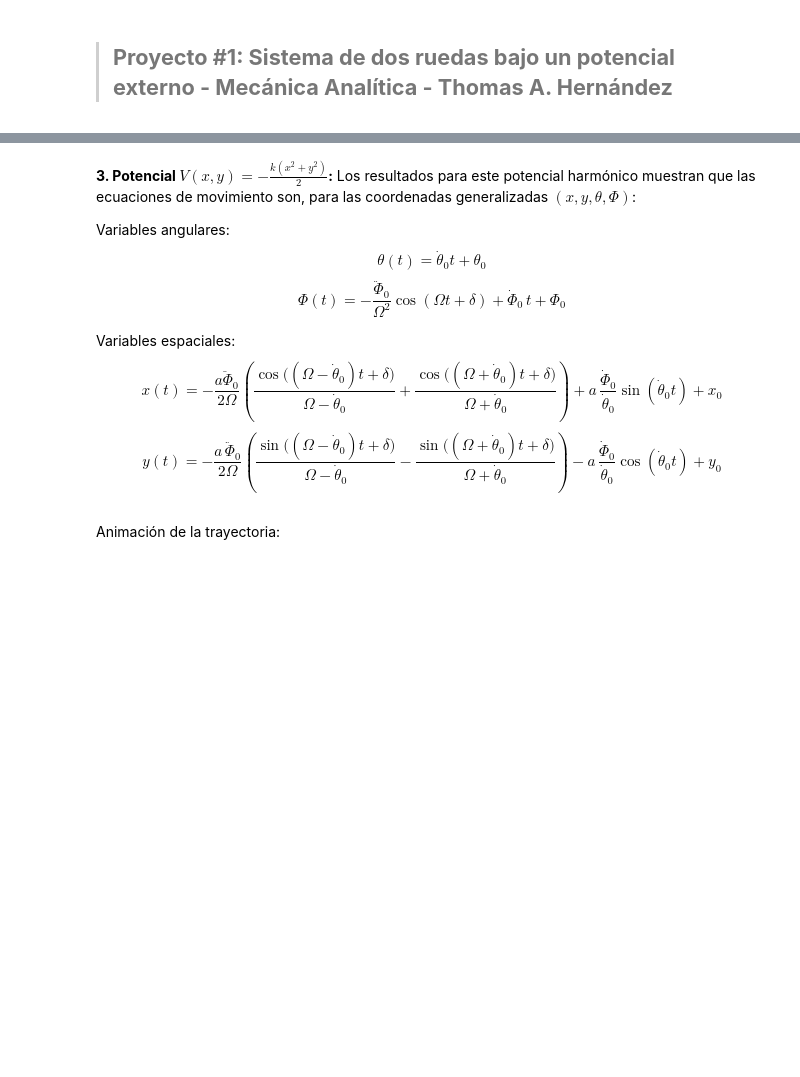
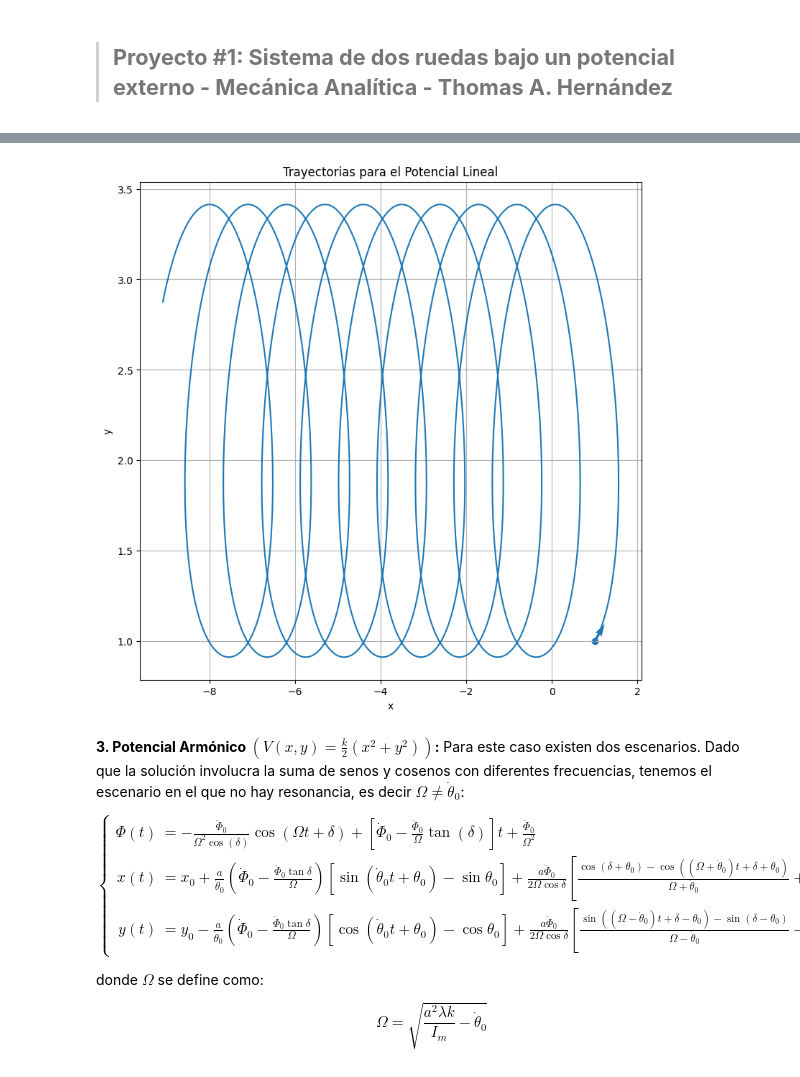
Before and after one commit to ThomAnkhe/Proyectos_Mecanica_Analitica, a Jupyter notebook: Proyecto_1/Codigo_Graficas.ipynb, the cells around one changed output, grey strips where cells are left out. Saved outputs shown, nothing was run; the diff lists cells and outputs as text; code cells hidden in the pictures; blank space fills up the shorter version.

```diff
--- a/Proyecto_1/Codigo_Graficas.ipynb
+++ b/Proyecto_1/Codigo_Graficas.ipynb
@@ -144,11 +66,49 @@ plt.show()
+# %%
+# Condiciones iniciales:
+t2 = np.linspace(0, 60, 10000)
+x_0, y_0, theta_0, dtheta_0, dPhi_0 = 1.0, 1.0, 0.5, 1.0, 1.0
+theta_t2 = dtheta_0*t2 + theta_0
+
+F0 = 1.0 # Constante del potencial.
+
+# Definición de constantes:
+c = ((a*lambda_const*F0)/(Im*(dtheta_0)))
+
+# Fase media del centro de masa:
+Phi_t2 = c*(np.cos(theta_0)*t2 - np.sin(theta_t2) + np.sin(theta_0)) + dPhi_0*t2
+
+# Posiciones x(t) y y(t):
+x_t2 = x_0 + a*((c/dtheta_0)*np.cos(theta_0) + (dPhi_0/dtheta_0))*(np.sin(theta_t2) - np.sin(theta_0)) - a*(c/2)*(t2 + ((np.sin(2*theta_t2) - np.sin(2*theta_0))/(2*dtheta_0)))
+y_t2 = y_0 - a*((c/dtheta_0)*np.cos(theta_0) + (dPhi_0/dtheta_0))*(np.cos(theta_t2) - np.cos(theta_0)) + a*(c/2)*(np.cos(2*theta_t2) - np.cos(2*theta_0))
+
+# Gráfica: -------------------------------------------------------------------------------------------------------
+fig, ax = plt.subplots(figsize=(9, 9))
+ax.plot(x_t2, y_t2)
+ax.scatter(x_0, y_0)
+
+# Aquí creo la flecha de la velocidad inicial para indicar el sentido de la trayectoria.
+dx = x_t2[1] - x_t2[0]
+dy = y_t2[1] - y_t2[0]
+norm = 2*np.sqrt(dx**2 + dy**2) # No es realmente la norma, es dos veces. La fecha se veía muy grande.
+
+ax.quiver(x_0, y_0, dx/norm, dy/norm, color = "C0", angles = 'xy', scale_units = 'xy', scale = 2, width = 0.005)
+
+ax.set_title("Trayectorias para el Potencial Lineal")
+ax.set_xlabel("x")
+ax.set_ylabel("y")
+
+ax.grid()
+# %% [output]
+[figure, added]
 # %% [markdown]
-**3. Potencial $V(x, y) = -\frac{k(x^{2} + y^{2})}{2}$:** Los resultados para este potencial harmónico muestran que las ecuaciones de movimiento son, para las coordenadas generalizadas $(x, y, \theta, \Phi)$:
+**3. Potencial Armónico $\left(V(x, y) = \frac{k}{2}(x^{2} + y^{2})\right)$:** Para este caso existen dos escenarios. Dado que la solución involucra la suma de senos y cosenos con diferentes frecuencias, tenemos el escenario en el que no hay resonancia, es decir $\Omega \neq \dot\theta_{0}$:
 
-Variables angulares:
-$$\theta(t) = \dot{\theta}_{0}t + \theta_{0}$$
-$$\Phi(t) = -\frac{\ddot{\Phi}_0}{\Omega^2}\cos(\Omega t + \delta) + \dot{\Phi}_0\, t + \Phi_0$$
+$$\left\{\begin{align*}
+    \Phi(t) & = -\frac{\ddot\Phi_{0}}{\Omega^{2}\cos(\delta)}\cos(\Omega{t} + \delta) + \left[\dot\Phi_{0} - \frac{\ddot\Phi_{0}}{\Omega}\tan(\delta)\right]t + \frac{\ddot\Phi_{0}}{\Omega^{2}} \\
+    x(t) & =  x_0 + \frac{a}{\dot{\theta}_0} \left( \dot{\Phi}_0 - \frac{\ddot{\Phi}_0 \tan \delta}{\Omega} \right) \left[ \sin(\dot{\theta}_0 t + \theta_0) - \sin \theta_0 \right] + \frac{a\ddot{\Phi}_0}{2 \Omega \cos \delta} \left[ \frac{\cos(\delta + \theta_0) - \cos((\Omega + \dot{\theta}_0)t + \delta + \theta_0)}{\Omega + \dot{\theta}_0} + \frac{\cos(\delta - \theta_0) - \cos((\Omega - \dot{\theta}_0)t + \delta - \theta_0)}{\Omega - \dot{\theta}_0} \right] \\
+    y(t) & =  y_0 - \frac{a}{\dot{\theta}_0} \left( \dot{\Phi}_0 - \frac{\ddot{\Phi}_0 \tan \delta}{\Omega} \right) \left[ \cos(\dot{\theta}_0 t + \theta_0) - \cos \theta_0 \right] + \frac{a\ddot{\Phi}_0}{2 \Omega \cos \delta} \left[ \frac{\sin((\Omega - \dot{\theta}_0)t + \delta - \theta_0) - \sin(\delta - \theta_0)}{\Omega - \dot{\theta}_0} - \frac{\sin((\Omega + \dot{\theta}_0)t + \delta + \theta_0) - \sin(\delta + \theta_0)}{\Omega + \dot{\theta}_0} \right],
+\end{align*}\right.$$
 
-Variables espaciales:
-$$x(t) = -\frac{a\ddot{\Phi}_0}{2\Omega}\left(\frac{\cos\!\big((\Omega-\dot{\theta}_0)t+\delta\big)}{\Omega-\dot{\theta}_0} + \frac{\cos\!\big((\Omega+\dot{\theta}_0)t+\delta\big)}{\Omega+\dot{\theta}_0}
-\right) + a\,\frac{\dot{\Phi}_0}{\dot{\theta}_0}\sin(\dot{\theta}_0 t) + x_0$$
-$$y(t) = -\frac{a\,\ddot{\Phi}_0}{2\Omega}\left(\frac{\sin\!\big((\Omega-\dot{\theta}_0)t+\delta\big)}{\Omega-\dot{\theta}_0} - \frac{\sin\!\big((\Omega+\dot{\theta}_0)t+\delta\big)}{\Omega+\dot{\theta}_0} \right) - a\,\frac{\dot{\Phi}_0}{\dot{\theta}_0}\cos(\dot{\theta}_0 t) + y_0$$
+donde $\Omega$ se define como:
+
+$$\Omega = \sqrt{\frac{a^{2}\lambda{k}}{I_{m}} - \dot\theta_{0}}$$
@@ -180,2 +114,0 @@ plt.show()
-# %% [markdown]
-Animación de la trayectoria:
```
Also changed, not shown: parts of 21 cells of this notebook, 6 other files.
